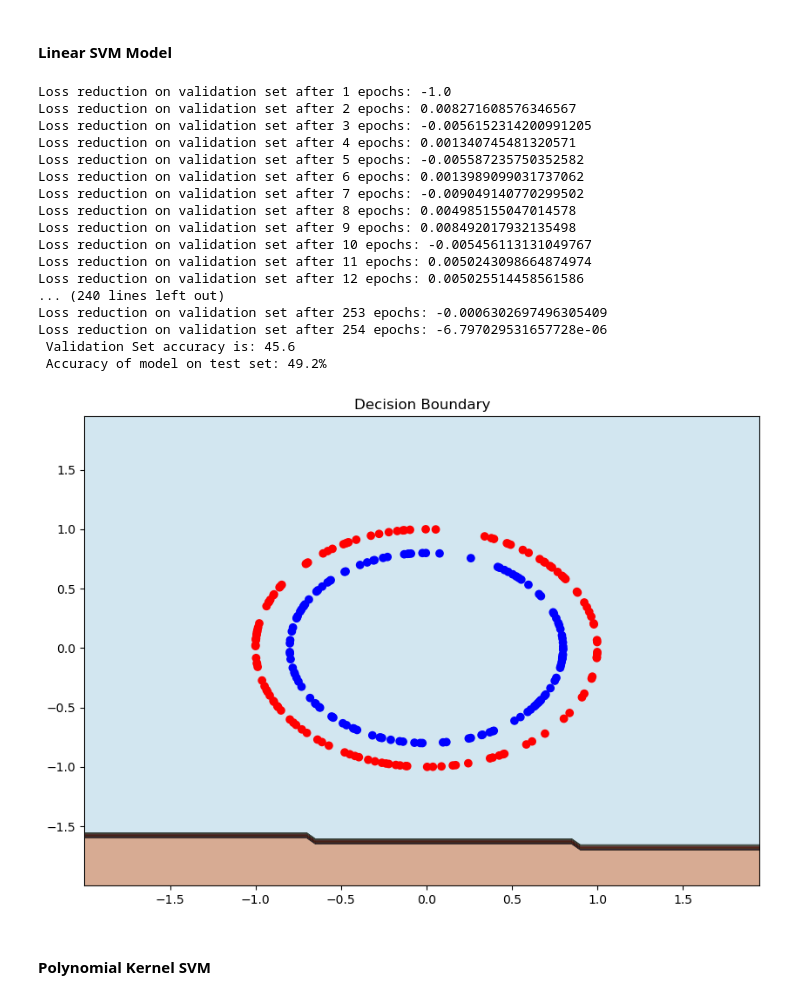
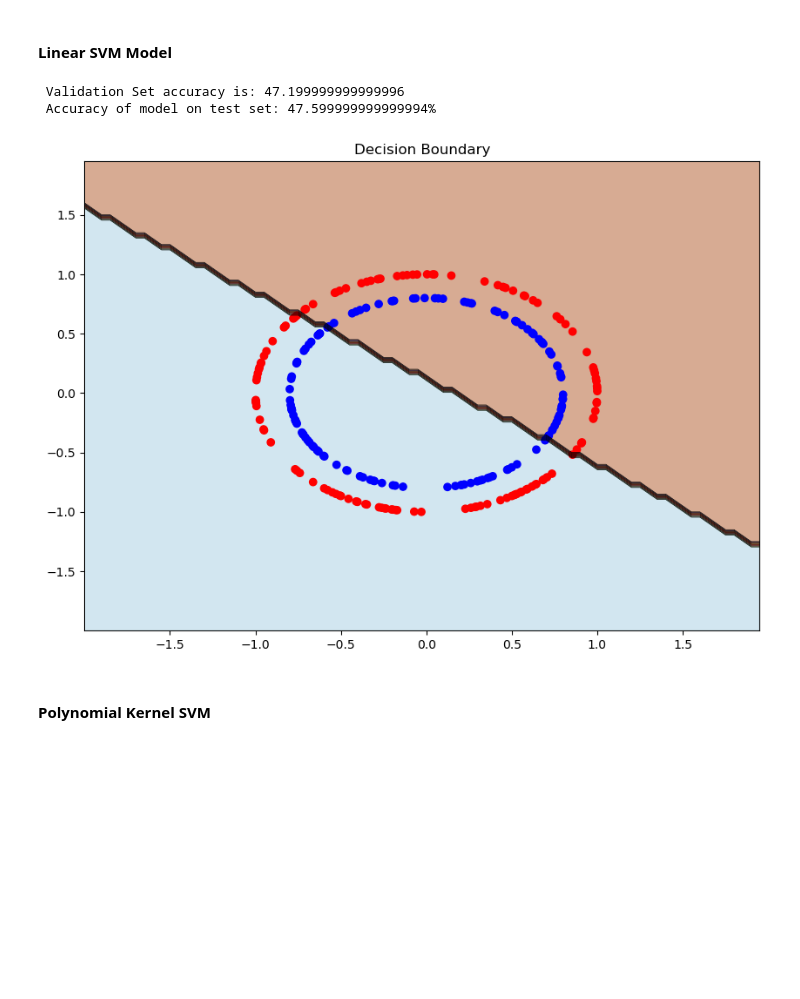
Before and after one commit to arnav-s/fall2022-cs760-hw6, a Jupyter notebook: q3.ipynb, the cells around one changed output. Cells and saved outputs as stored; diff of their text form; code cells hidden in the pictures; blank space fills up the shorter version.

```diff
--- a/q3.ipynb
+++ b/q3.ipynb
@@ -241,7 +244,7 @@ def draw_decision_boundary(model, test_dataset):
 
 def train_logistic_regression(model, train_loader, validation_loader, learning_rate, losses, debug=False, epochs=10000):
     criterion = torch.nn.BCELoss(reduction='mean')
-    threshold = 1e-5
+    threshold = 1e-6
     loss_reduction = 1.0
     optim = torch.optim.SGD(model.parameters(), learning_rate)
     prev_loss = math.inf
@@ -280,7 +283,7 @@ def svm_loss(w, y_hat, y, reg_param):
     return reg_param * torch.mean(torch.clip(1 -  (2*y - 1)  * y_hat, min=0)) + torch.sum(torch.square(w))*0.5
 
 def train_linear_svm(model, train_loader, validation_loader, learning_rate, reg_param, losses, debug=False, epochs=10000):
-    threshold = 1e-5
+    threshold = 1e-6
     loss_reduction = 1.0
     optim = torch.optim.SGD(model.parameters(), learning_rate)
     prev_loss = math.inf
@@ -318,7 +321,7 @@ def train_linear_svm(model, train_loader, validation_loader, learning_rate, reg_
 
 
 def train_kernel_svm(model : KernelSVM, train_loader, validation_loader, learning_rate, reg_param, losses, debug=False, epochs=10000):
-    threshold = 1e-5
+    threshold = 1e-6
     loss_reduction = 1.0
     optim = torch.optim.SGD(model.parameters(), learning_rate)
     prev_loss = math.inf
@@ -355,7 +358,7 @@ def train_kernel_svm(model : KernelSVM, train_loader, validation_loader, learnin
     return
 
 def train_kernel_lr(model : KernelLogisticRegression, train_loader, validation_loader, learning_rate, losses, debug=False, epochs=10000):
-    threshold = 1e-5
+    threshold = 1e-6
     loss_reduction = 1.0
     criterion = torch.nn.BCELoss(reduction='mean')
     optim = torch.optim.SGD(model.parameters(), learning_rate)
@@ -635,7 +623,7 @@ test_loader = torch.utils.data.DataLoader(test_set, shuffle=True, batch_size=250
 # %%
 linear_lr_model = LinearLogisticRegression(input_features=2)
 losses = []
-train_logistic_regression(linear_lr_model, train_loader, validation_loader, 0.05, losses, True)
+train_logistic_regression(linear_lr_model, train_loader, validation_loader, 0.05, losses)
 
 #Accuracy
 report_acc_decision_boundary(linear_lr_model, test_loader)
@@ -666,34 +639,19 @@ Loss reduction on validation set after 73 epochs: -6.923332553809836e-06
 # %%
 linear_svm_model = LinearSVM(input_features=2)
 losses = []
-reg_param = 1.5
-step_size = 0.075
-train_linear_svm(linear_svm_model, train_loader, validation_loader, step_size, reg_param, losses, True)
+reg_param = 2.5
+step_size = 0.05
+train_linear_svm(linear_svm_model, train_loader, validation_loader, step_size, reg_param, losses)
 
 #Accuracy
 report_acc_decision_boundary(linear_svm_model, test_loader)
 
 #Decision Boundary
 draw_decision_boundary(linear_svm_model, test_set)
 # %% [output]
-Loss reduction on validation set after 1 epochs: -1.0
-Loss reduction on validation set after 2 epochs: 0.008271608576346567
-Loss reduction on validation set after 3 epochs: -0.0056152314200991205
-Loss reduction on validation set after 4 epochs: 0.001340745481320571
-Loss reduction on validation set after 5 epochs: -0.005587235750352582
-Loss reduction on validation set after 6 epochs: 0.0013989099031737062
-Loss reduction on validation set after 7 epochs: -0.009049140770299502
-Loss reduction on validation set after 8 epochs: 0.004985155047014578
-Loss reduction on validation set after 9 epochs: 0.008492017932135498
-Loss reduction on validation set after 10 epochs: -0.005456113131049767
-Loss reduction on validation set after 11 epochs: 0.0050243098664874974
-Loss reduction on validation set after 12 epochs: 0.005025514458561586
-... (240 lines left out)
-Loss reduction on validation set after 253 epochs: -0.0006302697496305409
-Loss reduction on validation set after 254 epochs: -6.797029531657728e-06
- Validation Set accuracy is: 45.6
- Accuracy of model on test set: 49.2%
+ Validation Set accuracy is: 47.199999999999996
+ Accuracy of model on test set: 47.599999999999994%
-[figure, old version]
+[figure, new version]
 # %%
 # Randomly select neighborhood to calculate kernel function from
 permuted_indices = torch.randperm(training_data.shape[0])
```
Also changed, not shown: parts of 36 cells of this notebook, 14 other files.
